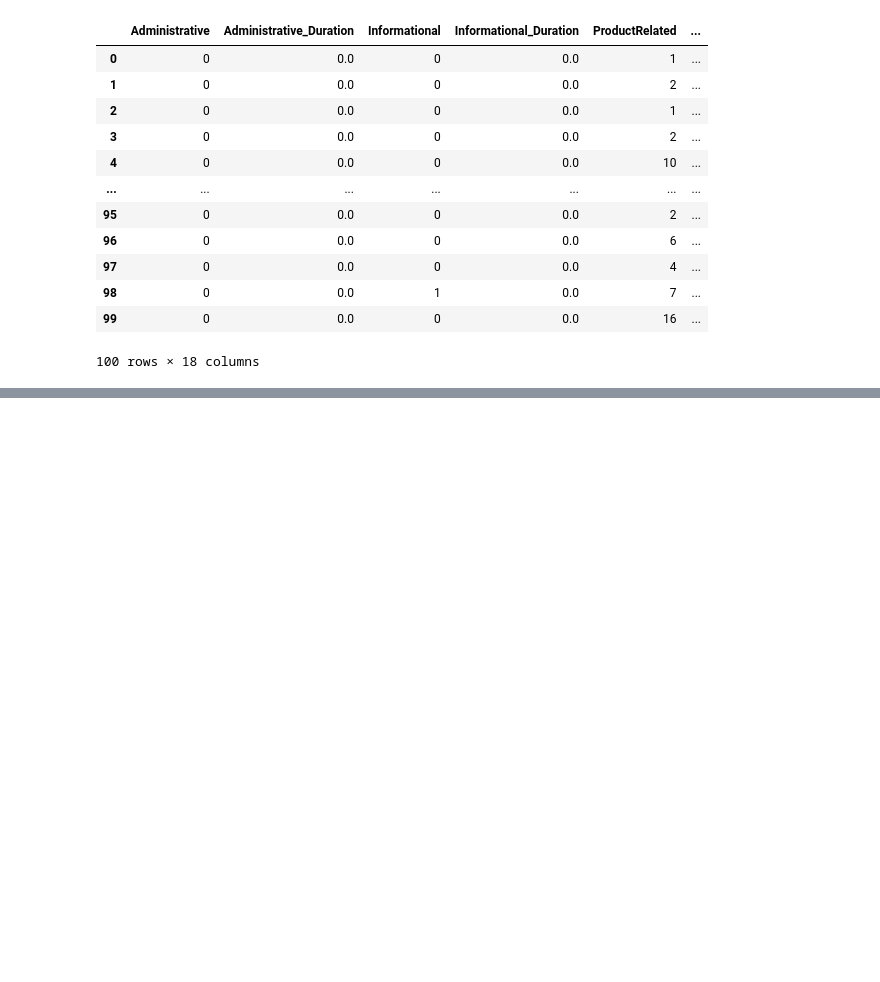
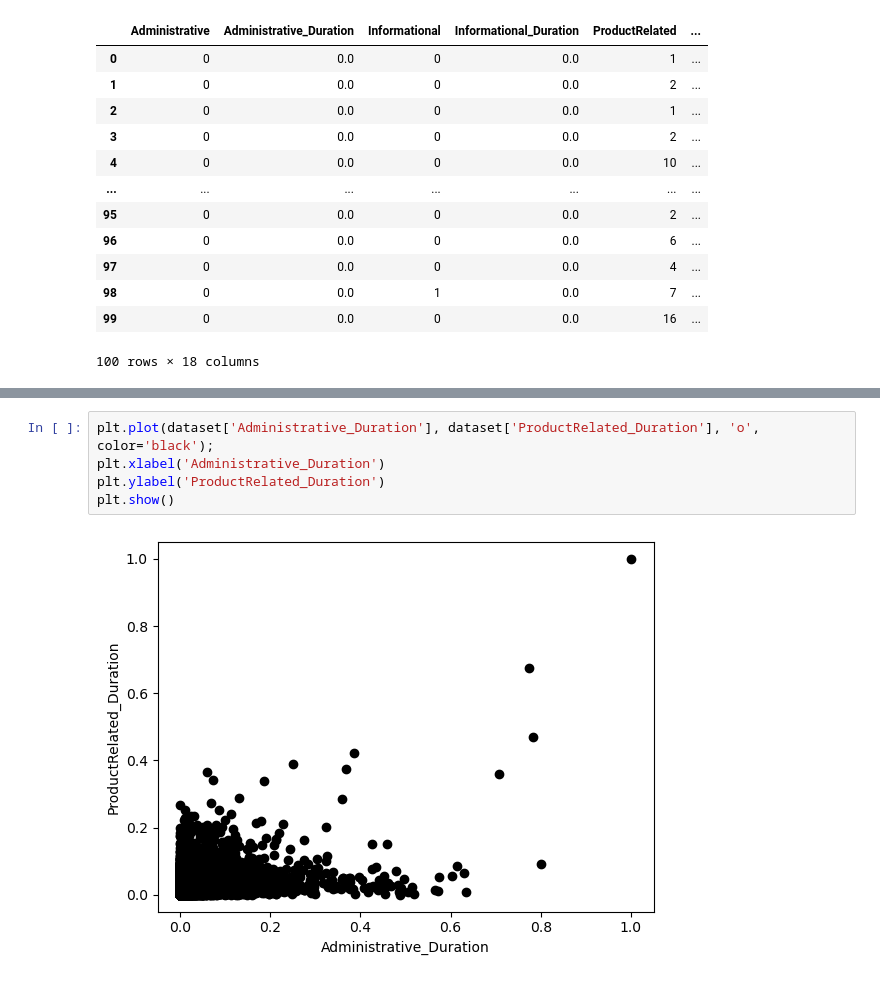
Before and after one commit to Omegalpha44/DIA3_python-project, a Jupyter notebook: code.ipynb, the cells around one changed output, grey strips where cells are left out. Cells and saved outputs as stored; diff of their text form; blank space fills up the shorter version.

```diff
--- a/code.ipynb
+++ b/code.ipynb
@@ -82,0 +96,7 @@ dataset.head(100)
+# %%
+plt.plot(dataset['Administrative_Duration'], dataset['ProductRelated_Duration'], 'o', color='black');
+plt.xlabel('Administrative_Duration')
+plt.ylabel('ProductRelated_Duration')
+plt.show()
+# %% [output]
+[figure, added]
```
Also changed, not shown: parts of 11 cells of this notebook, 1 other file.
